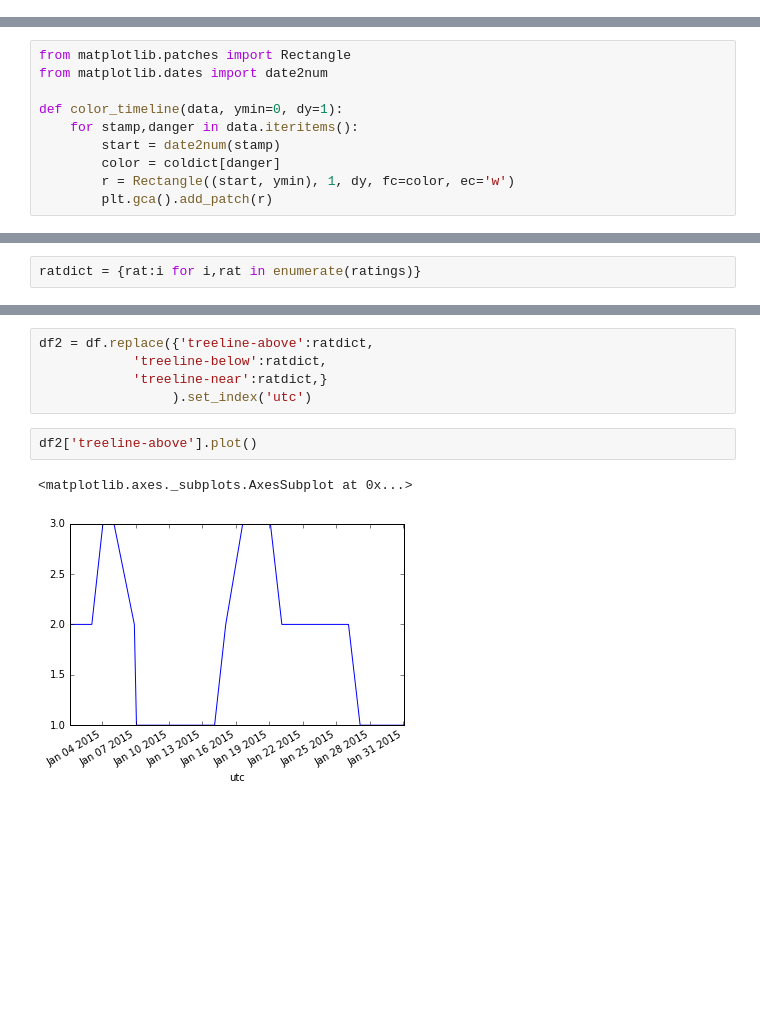
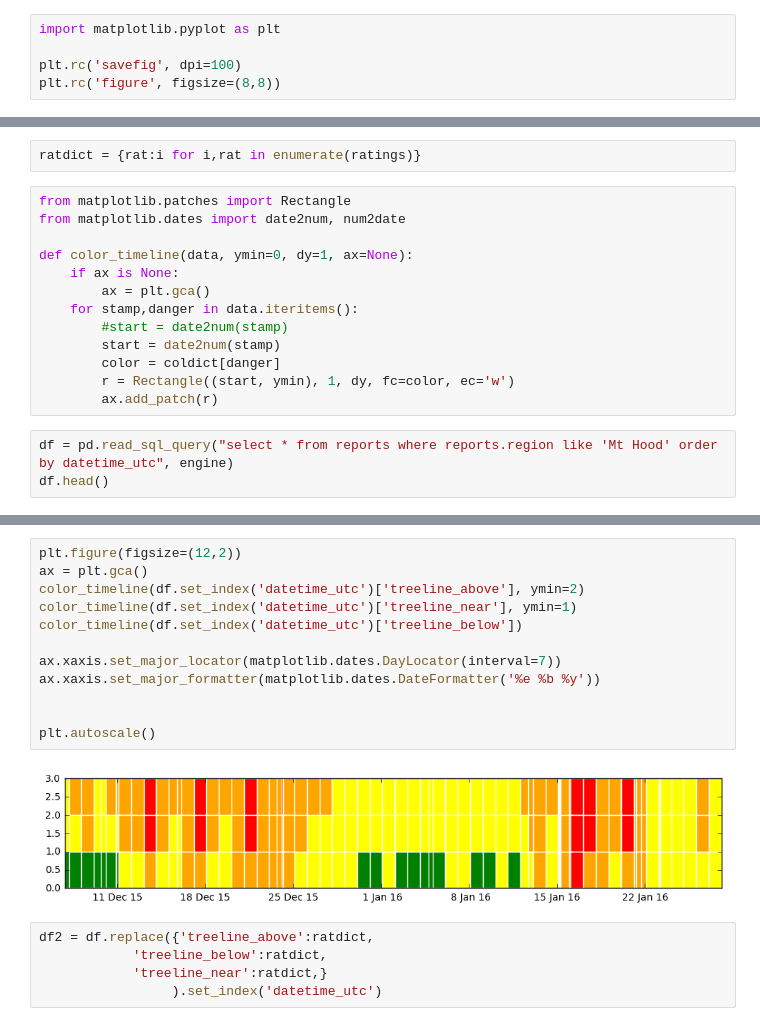
Before and after one commit to baldwint/snotelier, a Jupyter notebook: nwac.ipynb, the cells around one changed output, grey strips where cells are left out. Cells and saved outputs as stored; diff of their text form; blank space fills up the shorter version.

```diff
--- a/nwac.ipynb
+++ b/nwac.ipynb
@@ -570,6 +699,11 @@ to do!
 # plotting
 # %%
 %matplotlib inline
+# %%
+import matplotlib.pyplot as plt
+
+plt.rc('savefig', dpi=100)
+plt.rc('figure', figsize=(8,8))
 # %%
 ratings = ['No Rating', 'Low', 'Moderate', 'Considerable', 'High', 'Extreme']
 colors = ['gray', 'green', 'yellow', 'orange', 'red', 'black']
@@ -582,13 +716,3 @@ coldict
  'Low': 'green',
  'Moderate': 'yellow',
  'No Rating': 'gray'}
-# %%
-from matplotlib.patches import Rectangle
-from matplotlib.dates import date2num
-
-def color_timeline(data, ymin=0, dy=1):
-    for stamp,danger in data.iteritems():
-        start = date2num(stamp)
-        color = coldict[danger]
-        r = Rectangle((start, ymin), 1, dy, fc=color, ec='w')
-        plt.gca().add_patch(r)
@@ -600,2 +719,18 @@ plt.autoscale()
 # %%
 ratdict = {rat:i for i,rat in enumerate(ratings)}
+# %%
+from matplotlib.patches import Rectangle
+from matplotlib.dates import date2num, num2date
+
+def color_timeline(data, ymin=0, dy=1, ax=None):
+    if ax is None:
+        ax = plt.gca()
+    for stamp,danger in data.iteritems():
+        #start = date2num(stamp)
+        start = date2num(stamp)
+        color = coldict[danger]
+        r = Rectangle((start, ymin), 1, dy, fc=color, ec='w')
+        ax.add_patch(r)
+# %%
+df = pd.read_sql_query("select * from reports where reports.region like 'Mt Hood' order by datetime_utc", engine)
+df.head()
@@ -602,10 +744,19 @@ ratdict = {rat:i for i,rat in enumerate(ratings)}
+# %%
+plt.figure(figsize=(12,2))
+ax = plt.gca()
+color_timeline(df.set_index('datetime_utc')['treeline_above'], ymin=2)
+color_timeline(df.set_index('datetime_utc')['treeline_near'], ymin=1)
+color_timeline(df.set_index('datetime_utc')['treeline_below'])
+
+ax.xaxis.set_major_locator(matplotlib.dates.DayLocator(interval=7))
+ax.xaxis.set_major_formatter(matplotlib.dates.DateFormatter('%e %b %y'))
+
+
+plt.autoscale()
+# %% [output]
+[figure, added]
 # %%
-df2 = df.replace({'treeline-above':ratdict,
-            'treeline-below':ratdict,
-            'treeline-near':ratdict,}
-                 ).set_index('utc')
+df2 = df.replace({'treeline_above':ratdict,
+            'treeline_below':ratdict,
+            'treeline_near':ratdict,}
+                 ).set_index('datetime_utc')
-# %%
-df2['treeline-above'].plot()
-# %% [output]
-<matplotlib.axes._subplots.AxesSubplot at 0x...>
-[figure, removed]
```
Also changed, not shown: parts of 23 cells of this notebook.
